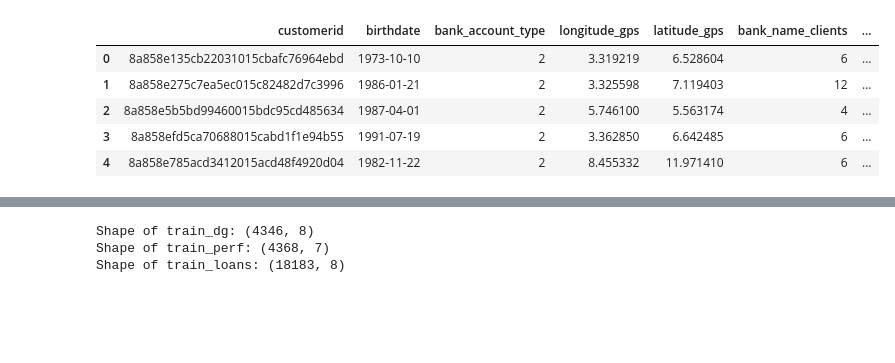
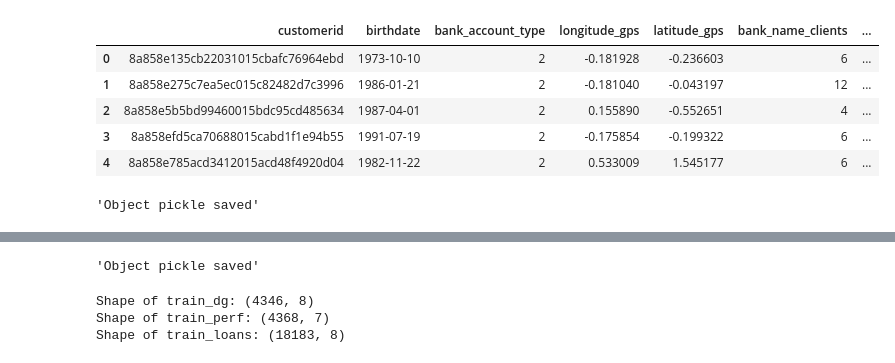
Before and after one commit to yamess/ZindiLoanPredChallenge, a Jupyter notebook: notebooks/combined_analysis.ipynb, the cells around one changed output, grey strips where cells are left out. Cells and saved outputs as stored; diff of their text form; code cells hidden in the pictures; blank space fills up the shorter version.

Commit message:
adding graph model

```diff
--- a/notebooks/combined_analysis.ipynb
+++ b/notebooks/combined_analysis.ipynb
@@ -53,31 +56,40 @@ train_prevloans.head()
 # %%
 train_dg = pd.read_csv("../data/preprocessed/train/train_dg.csv")
 
 # Convert columns types
 cols_dtypes = {
     "customerid": "category",
     "birthdate": "datetime",
     "bank_account_type": "category",
     "longitude_gps": "float",
     "latitude_gps": "float",
     "bank_name_clients": "category",
     "employment_status_clients": "category",
     "is_missing_emp_status_clients": "int"
 }
 train_dg = convert_dtype(data=train_dg, columns_type=cols_dtypes)
 
 # Label encoding
 dg_enc = MultiLabelEncoder(cols=["bank_account_type", "bank_name_clients", "employment_status_clients"])
 train_dg = dg_enc.fit_transform(train_dg)
 
+# Scaler
+dg_scaler = CustomScaler(cols=["longitude_gps", "latitude_gps"])
+train_dg = dg_scaler.fit_transform(train_dg)
+
 train_dg.head()
 # %% [output]
 |  | customerid | birthdate | bank_account_type | longitude_gps | latitude_gps | bank_name_clients | ... |
-| 0 | 8a858e135cb22031015cbafc76964ebd | 1973-10-10 | 2 | 3.319219 | 6.528604 | 6 | ... |
-| 1 | 8a858e275c7ea5ec015c82482d7c3996 | 1986-01-21 | 2 | 3.325598 | 7.119403 | 12 | ... |
-| 2 | 8a858e5b5bd99460015bdc95cd485634 | 1987-04-01 | 2 | 5.746100 | 5.563174 | 4 | ... |
-| 3 | 8a858efd5ca70688015cabd1f1e94b55 | 1991-07-19 | 2 | 3.362850 | 6.642485 | 6 | ... |
-| 4 | 8a858e785acd3412015acd48f4920d04 | 1982-11-22 | 2 | 8.455332 | 11.971410 | 6 | ... |
+| 0 | 8a858e135cb22031015cbafc76964ebd | 1973-10-10 | 2 | -0.181928 | -0.236603 | 6 | ... |
+| 1 | 8a858e275c7ea5ec015c82482d7c3996 | 1986-01-21 | 2 | -0.181040 | -0.043197 | 12 | ... |
+| 2 | 8a858e5b5bd99460015bdc95cd485634 | 1987-04-01 | 2 | 0.155890 | -0.552651 | 4 | ... |
+| 3 | 8a858efd5ca70688015cabd1f1e94b55 | 1991-07-19 | 2 | -0.175854 | -0.199322 | 6 | ... |
+| 4 | 8a858e785acd3412015acd48f4920d04 | 1982-11-22 | 2 | 0.533009 | 1.545177 | 6 | ... |
+# %%
+save_pickle(obj=dg_enc, file_path="../models_storage/encoders/dg_multilabel_encoder.pk")
+save_pickle(obj=dg_scaler, file_path="../models_storage/scalers/dg_scaler.pk")
+# %% [output]
+'Object pickle saved'
 # %%
 train_perf = pd.read_csv("../data/preprocessed/train/train_perf.csv")
 
@@ -109,6 +121,11 @@ train_perf.head()
 | 2 | 8a8588f35438fe12015444567666018e | 0.500283 | 2017-07-06 14:52:57 | 0.203837 | 0.083119 | -1.238939 | 1 |
 | 3 | 8a85890754145ace015429211b513e16 | -0.594662 | 2017-07-27 19:00:41 | -0.726529 | -0.817054 | -1.238939 | 1 |
 | 4 | 8a858970548359cc0154883481981866 | 1.047756 | 2017-07-03 23:42:45 | 2.064568 | 1.904400 | 0.064140 | 1 |
+# %%
+save_pickle(obj=loan_scaler, file_path="../models_storage/scalers/loan_scaler.pk")
+save_pickle(obj=target_encoder, file_path="../models_storage/encoders/loan_target_encoder")
+# %% [output]
+'Object pickle saved'
 # %%
 print(f"Shape of train_dg: {train_dg.shape}")
 print(f"Shape of train_perf: {train_perf.shape}")
```
Also changed, not shown: parts of 34 cells of this notebook, 22 other files.
